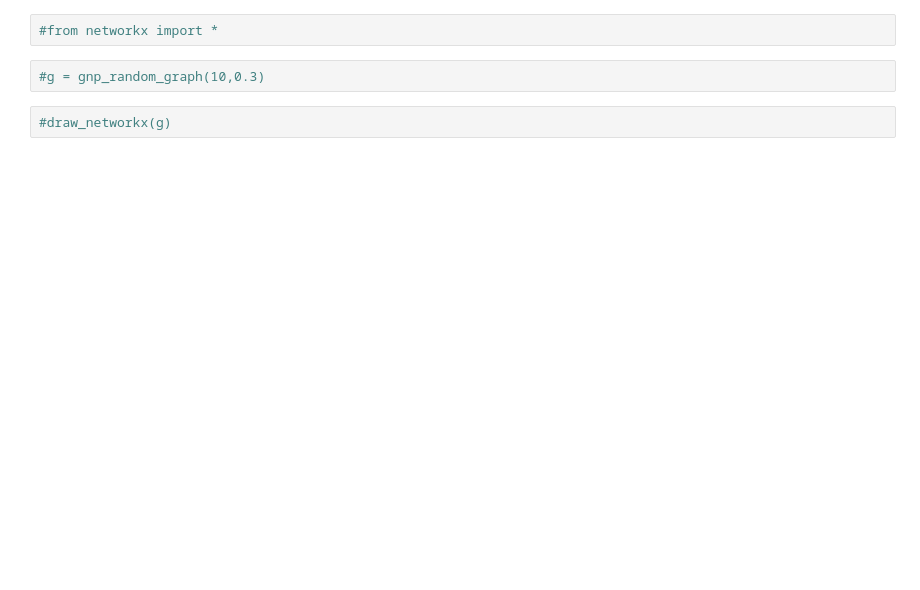
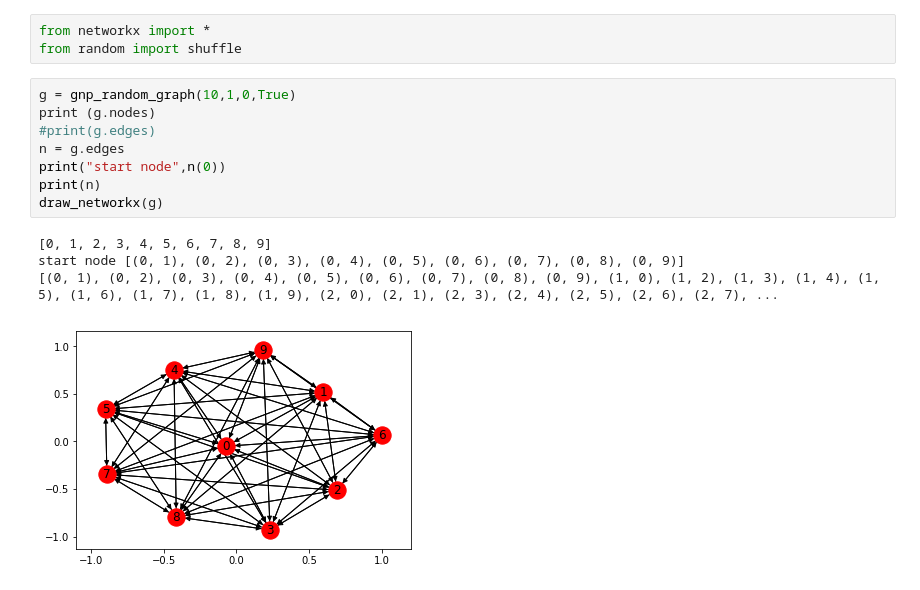
Before and after one commit to KevinSennes/Tester, a Jupyter notebook: Working Random Graph.ipynb, the cells around one changed output. Drawn from its saved outputs; the diff is of its cells as text; blank space fills up the shorter version.

```diff
--- a/Working Random Graph.ipynb
+++ b/Working Random Graph.ipynb
@@ -1,6 +1,16 @@
-# %%
-#from networkx import *
-# %%
-#g = gnp_random_graph(10,0.3)
-# %%
-#draw_networkx(g)
+# %%
+from networkx import *
+from random import shuffle
+# %%
+g = gnp_random_graph(10,1,0,True)
+print (g.nodes)
+#print(g.edges)
+n = g.edges
+print("start node",n(0))
+print(n)
+draw_networkx(g)
+# %% [output]
+[0, 1, 2, 3, 4, 5, 6, 7, 8, 9]
+start node [(0, 1), (0, 2), (0, 3), (0, 4), (0, 5), (0, 6), (0, 7), (0, 8), (0, 9)]
+[(0, 1), (0, 2), (0, 3), (0, 4), (0, 5), (0, 6), (0, 7), (0, 8), (0, 9), (1, 0), (1, 2), (1, 3), (1, 4), (1, 5), (1, 6), (1, 7), (1, 8), (1, 9), (2, 0), (2, 1), (2, 3), (2, 4), (2, 5), (2, 6), (2, 7), ...
+[figure, added]
```
Also changed, not shown: parts of 3 cells of this notebook.
